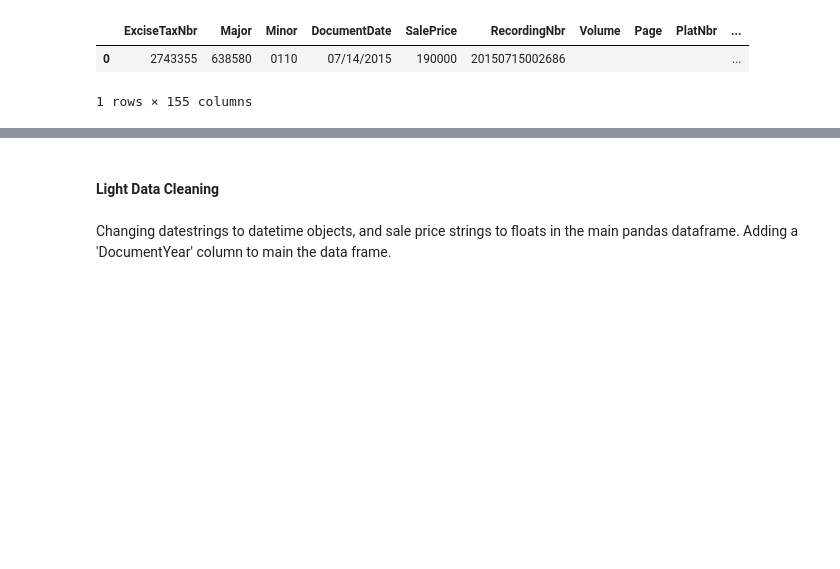
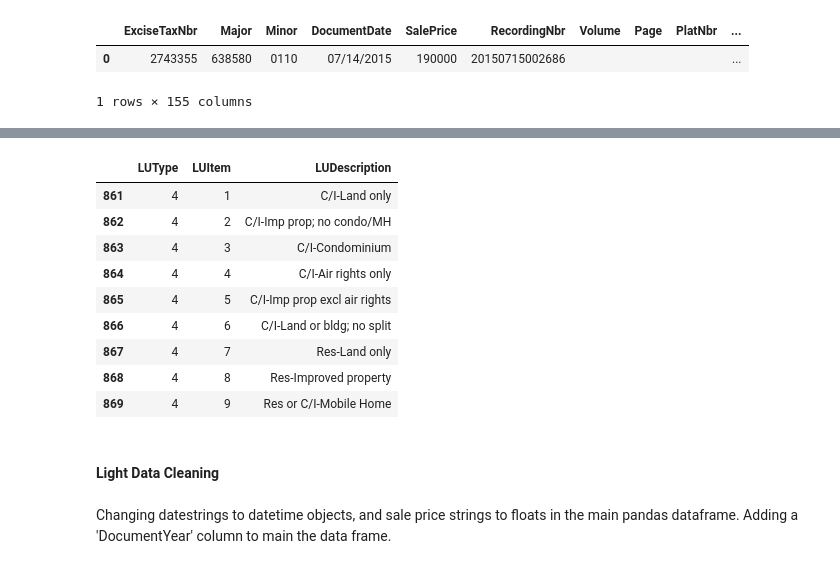
Before and after one commit to jeffreyhwatson/King_Co_Price_Analysis, a Jupyter notebook: notebooks/exploratory/eda_sql.ipynb, the cells around one changed output, grey strips where cells are left out. Saved outputs shown, nothing was run; the diff lists cells and outputs as text; code cells hidden in the pictures; blank space fills up the shorter version.

```diff
--- a/notebooks/exploratory/eda_sql.ipynb
+++ b/notebooks/exploratory/eda_sql.ipynb
@@ -189,0 +206,13 @@ df.head(1)
+# %%
+fn.lookup(look,4)
+# %% [output]
+|  | LUType | LUItem | LUDescription |
+| 861 | 4 | 1 | C/I-Land only |
+| 862 | 4 | 2 | C/I-Imp prop; no condo/MH |
+| 863 | 4 | 3 | C/I-Condominium |
+| 864 | 4 | 4 | C/I-Air rights only |
+| 865 | 4 | 5 | C/I-Imp prop excl air rights |
+| 866 | 4 | 6 | C/I-Land or bldg; no split |
+| 867 | 4 | 7 | Res-Land only |
+| 868 | 4 | 8 | Res-Improved property |
+| 869 | 4 | 9 | Res or C/I-Mobile Home |
```
Also changed, not shown: parts of 7 cells of this notebook, 3 other files.
